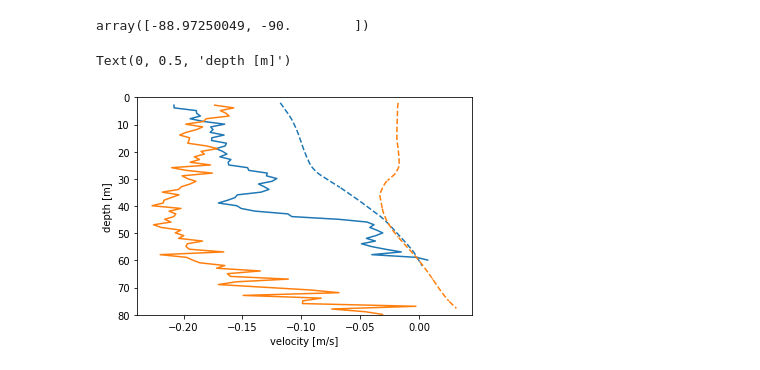
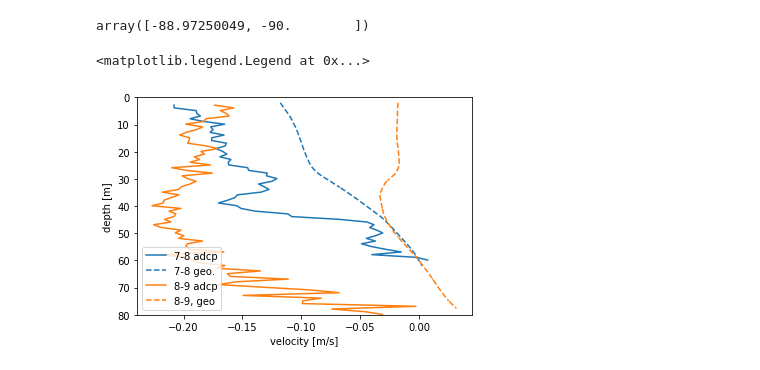
Before and after one commit to cesar-rocha/MARN-5995, a Jupyter notebook: HW/ReadCSVData.ipynb, the cells around one changed output. Drawn from its saved outputs; the diff is of its cells as text; code cells hidden in the pictures.

Commit message:
add legend to velocity figure

```diff
--- a/HW/ReadCSVData.ipynb
+++ b/HW/ReadCSVData.ipynb
@@ -439,15 +439,17 @@ uadcp_xtrack_89 = uadcp_xtrack(adcp_89,-angs[1]*np.pi/180)
 # %%
 # now replot velocity (as expect, it's the same thing)
 
-p78 = plt.plot(uadcp_xtrack_78,adcp_78['depth (m)'],label='7-8') # plot adcp component across section
-plt.plot(vgeo[:,0],ctdsection.depth,'--',color=p78[0].get_color())
+p78 = plt.plot(uadcp_xtrack_78,adcp_78['depth (m)'],label='7-8 adcp') # plot adcp component across section
+plt.plot(vgeo[:,0],ctdsection.depth,'--',color=p78[0].get_color(),label='7-8 geo.')
 
-p89 = plt.plot(uadcp_xtrack_89,adcp_89['depth (m)'],label='8-9')
-plt.plot(vgeo[:,1],ctdsection.depth,'--',color=p89[0].get_color())
+p89 = plt.plot(uadcp_xtrack_89,adcp_89['depth (m)'],label='8-9 adcp')
+plt.plot(vgeo[:,1],ctdsection.depth,'--',color=p89[0].get_color(), label='8-9, geo')
 
 plt.ylim(80,0)
 plt.xlabel('velocity [m/s]')
 plt.ylabel('depth [m]')
+
+plt.legend()
 # %% [output]
-Text(0, 0.5, 'depth [m]')
+<matplotlib.legend.Legend at 0x...>
-[figure, old version]
+[figure, new version]
```
